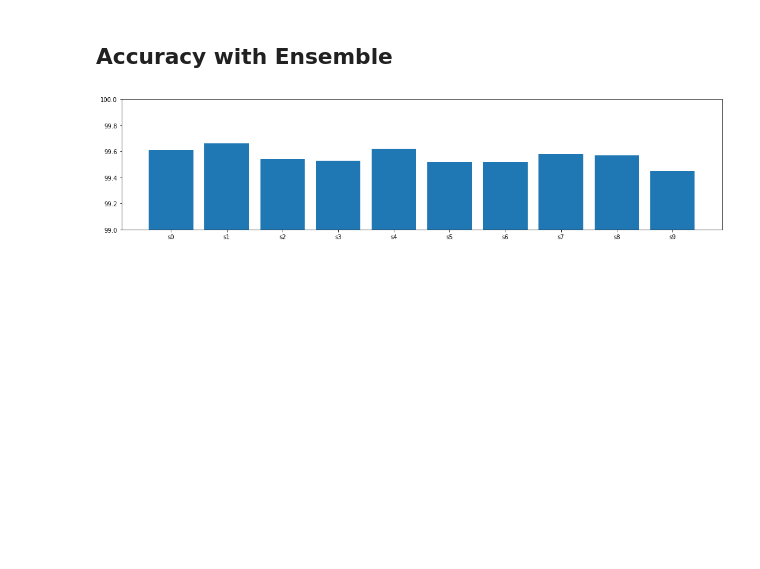
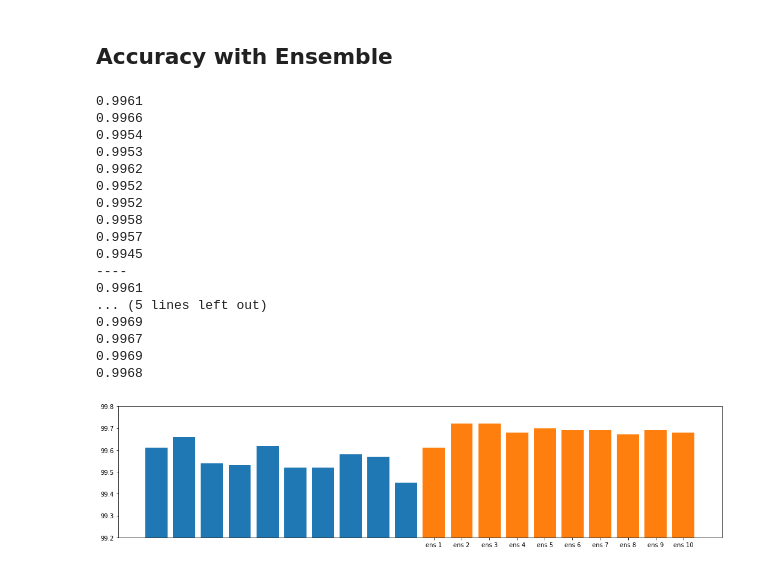
Before and after one commit to takaiwai/deep-learning-for-art-and-design, a Jupyter notebook: 10_deep_mnist.ipynb, the cells around one changed output. Cells and saved outputs as stored; diff of their text form; code cells hidden in the pictures; blank space fills up the shorter version.

Commit message:
Ensemble Deep Conv Nets and achieve 99.72% test accuracy!

```diff
--- a/10_deep_mnist.ipynb
+++ b/10_deep_mnist.ipynb
@@ -42,27 +42,46 @@ plt.rcParams['figure.figsize'] = [18.0, 4.0]
 # %%
 acc_solo = []
 labels_solo = []
 x_solo = []
 
 for i in range(10):
     a = pickle.load(open('code/10_deep_conv_net/log/deep_conv_solo_{}_log.pkl'.format(i), "rb"))['test_acc']
     acc_solo.append(a * 100)
+    print(a)
     labels_solo.append("s{}".format(i))
     x_solo.append(i)
-
+print('----')
 acc_ens = []
 labels_ens = []
 x_ens = []
 
-# for i in range(10):
-#     a = pickle.load(open('code/10_deep_conv_net/log/deep_conv_ensemble_{}_log.pkl'.format(i), "rb"))['test_acc']
-#     acc_ens.append(a * 100)
-#     labels_ens.append("{}".format(i))
-#     x_ens.append(10 + i)
+for i in range(1,11):
+    a = pickle.load(open('code/10_deep_conv_net/log/deep_conv_ensemble_{}_log.pkl'.format(i), "rb"))['test_acc']
+    print(a)
+    acc_ens.append(a * 100)
+    labels_ens.append("ens {}".format(i))
+    x_ens.append(9 + i)
 
 plt.bar(x_solo, acc_solo, tick_label=labels_solo)
-# plt.bar(x_ens, acc_ens, tick_label=labels_ens)
-plt.ylim(99, 100)
+plt.bar(x_ens, acc_ens, tick_label=labels_ens)
+plt.ylim(99.2, 99.8)
 plt.show()
 # %% [output]
+0.9961
+0.9966
+0.9954
+0.9953
+0.9962
+0.9952
+0.9952
+0.9958
+0.9957
+0.9945
+----
+0.9961
+... (5 lines left out)
+0.9969
+0.9967
+0.9969
+0.9968
-[figure, old version]
+[figure, new version]
```
Also changed, not shown: parts of 1 cell of this notebook, 1 other file.
